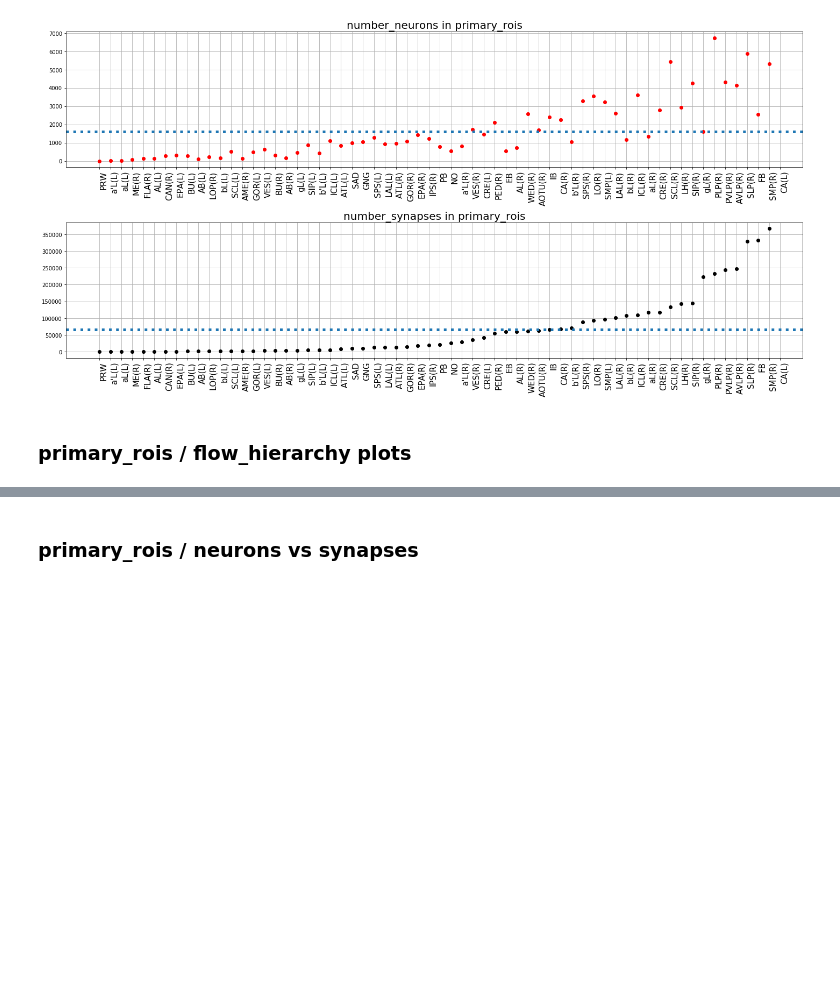
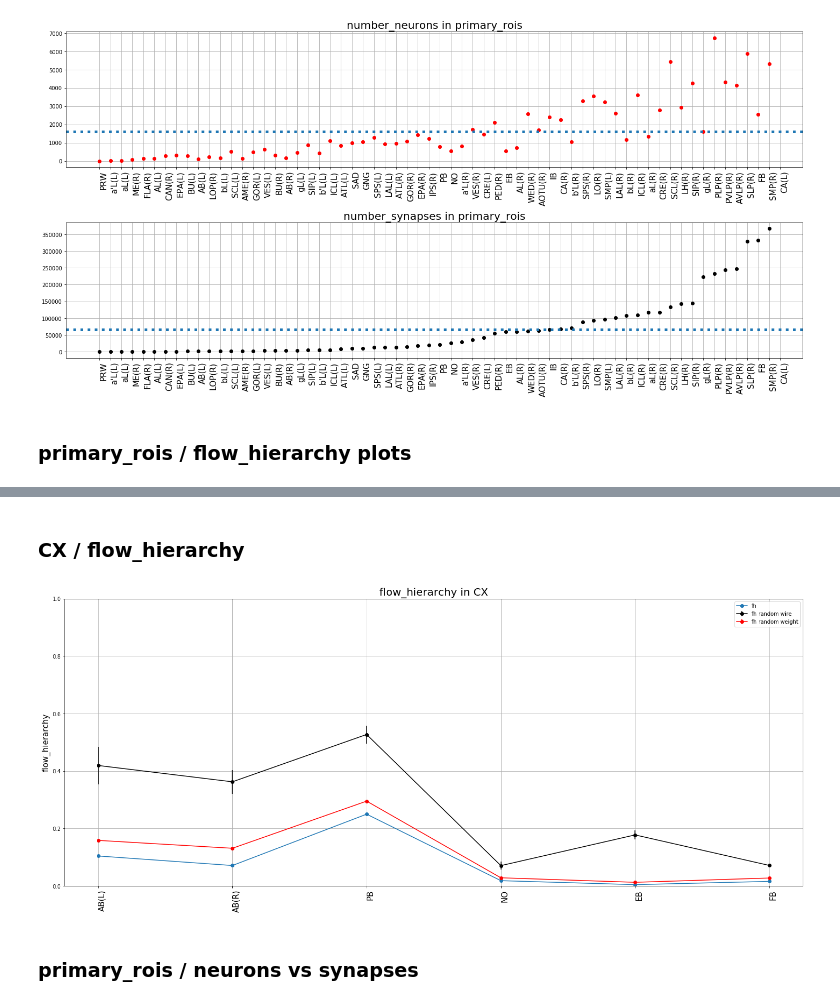
Before and after one commit to grelade/fruitfly, a Jupyter notebook: notebook.ipynb, the cells around one changed output, grey strips where cells are left out. Saved outputs shown, nothing was run; the diff lists cells and outputs as text; code cells hidden in the pictures; blank space fills up the shorter version.

```diff
--- a/notebook.ipynb
+++ b/notebook.ipynb
@@ -170,3 +225,36 @@ plt.show()
+# %% [markdown]
+<h3>CX / flow_hierarchy </h3>
+# %%
+#plot flow_hierarchy
+
+CX_rois = ['PB','NO','FB','EB','AB(L)','AB(R)']
+res_sub = results_fh[results_fh['primary_roi'].isin(CX_rois)]
+#plot_list = ['all_rois','df_rois','primary_rois','toplevel_rois','nonhierarchy_rois']
+fig = plt.figure(figsize=(25,10))
+#t = rois[plot_list].to_numpy()
+#plt.imshow(t,cmap='gray')
+plt.plot(res_sub['fh'].values,'o-',label='fh')
+xs = [i for i in range(res_sub.shape[0])]
+plt.errorbar(x=xs,y=res_sub['fh_randomwire_mean'],yerr=res_sub['fh_randomwire_std'],fmt='ko-',label='fh random wire')
+plt.errorbar(x=xs,y=res_sub['fh_randomweight_mean'],yerr=res_sub['fh_randomweight_std'],fmt='ro-',label='fh random weight')
+ax = fig._get_axes()[0]
+ax.grid(b=True)
+# for i in range(len(rois['combined_rois'])):
+#     ax.axhline(float(i)+0.5, linestyle=':', color='k',linewidth=1)
+# for i in range(5):
+#     ax.axvline(float(i)+0.5, linestyle=':', color='k',linewidth=1)
+# ax.set_aspect(1/5)
+ax.set_ylabel('flow_hierarchy',fontsize=15)
+ax.set_title('flow_hierarchy in CX',fontsize=20)
+ax.set_xticks(xs)
+ax.set_xticklabels(res_sub['primary_roi'],fontsize=15)
+ax.set_ylim(0,1)
+# ax.set_xticklabels([0]+plot_list,fontsize=20)
+plt.setp(ax.get_xticklabels(), rotation=90, ha="right",rotation_mode="anchor")
+plt.legend()
+plt.show()
+# %% [output]
+[figure, added]
 # %% [markdown]
 <h3>primary_rois / neurons vs synapses</h3>
 # %%
```
Also changed, not shown: parts of 13 cells of this notebook, 5 other files.
